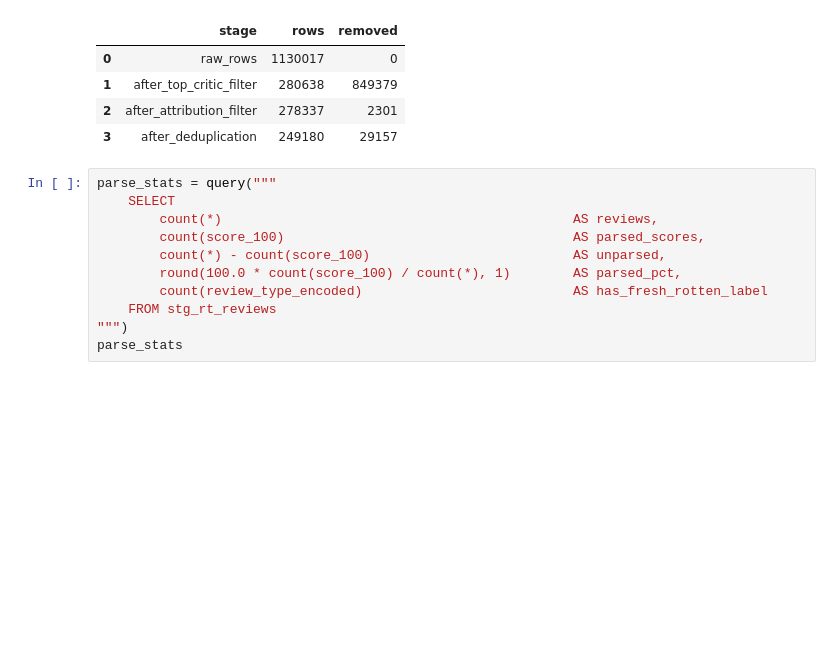
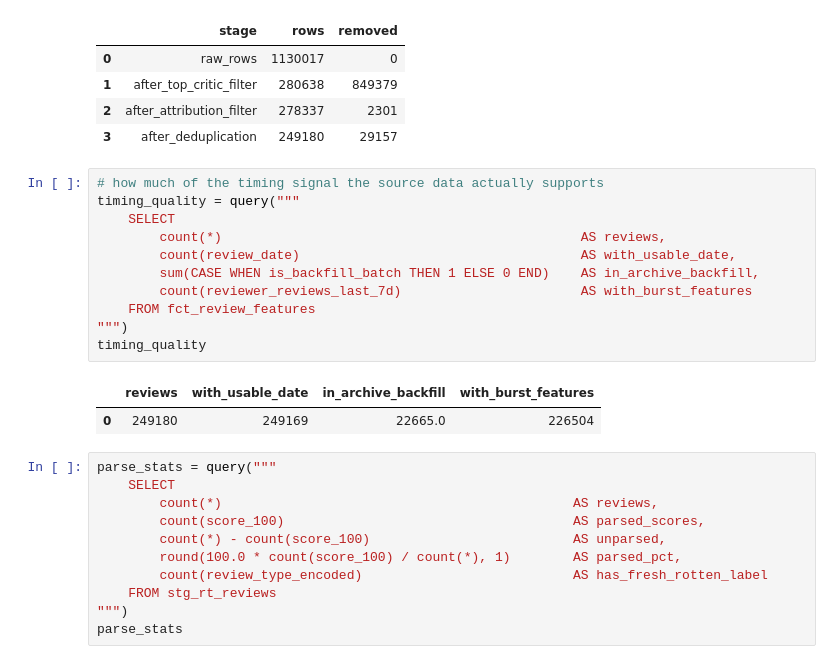
Before and after one commit to PassivelyIronic/rotten-review-pipeline, a Jupyter notebook: notebooks/01_review_integrity_analysis.ipynb, the cells around one changed output. Drawn from its saved outputs; the diff is of its cells as text; blank space fills up the shorter version.

Commit message:
backfill & retrospective fix

```diff
--- a/notebooks/01_review_integrity_analysis.ipynb
+++ b/notebooks/01_review_integrity_analysis.ipynb
@@ -158,6 +164,20 @@ pd.DataFrame({
 | 1 | after_top_critic_filter | 280638 | 849379 |
 | 2 | after_attribution_filter | 278337 | 2301 |
 | 3 | after_deduplication | 249180 | 29157 |
+# %%
+# how much of the timing signal the source data actually supports
+timing_quality = query("""
+    SELECT
+        count(*)                                              AS reviews,
+        count(review_date)                                    AS with_usable_date,
+        sum(CASE WHEN is_backfill_batch THEN 1 ELSE 0 END)    AS in_archive_backfill,
+        count(reviewer_reviews_last_7d)                       AS with_burst_features
+    FROM fct_review_features
+""")
+timing_quality
+# %% [output]
+|  | reviews | with_usable_date | in_archive_backfill | with_burst_features |
+| 0 | 249180 | 249169 | 22665.0 | 226504 |
 # %%
 parse_stats = query("""
     SELECT
```
Also changed, not shown: parts of 19 cells of this notebook, 11 other files.
